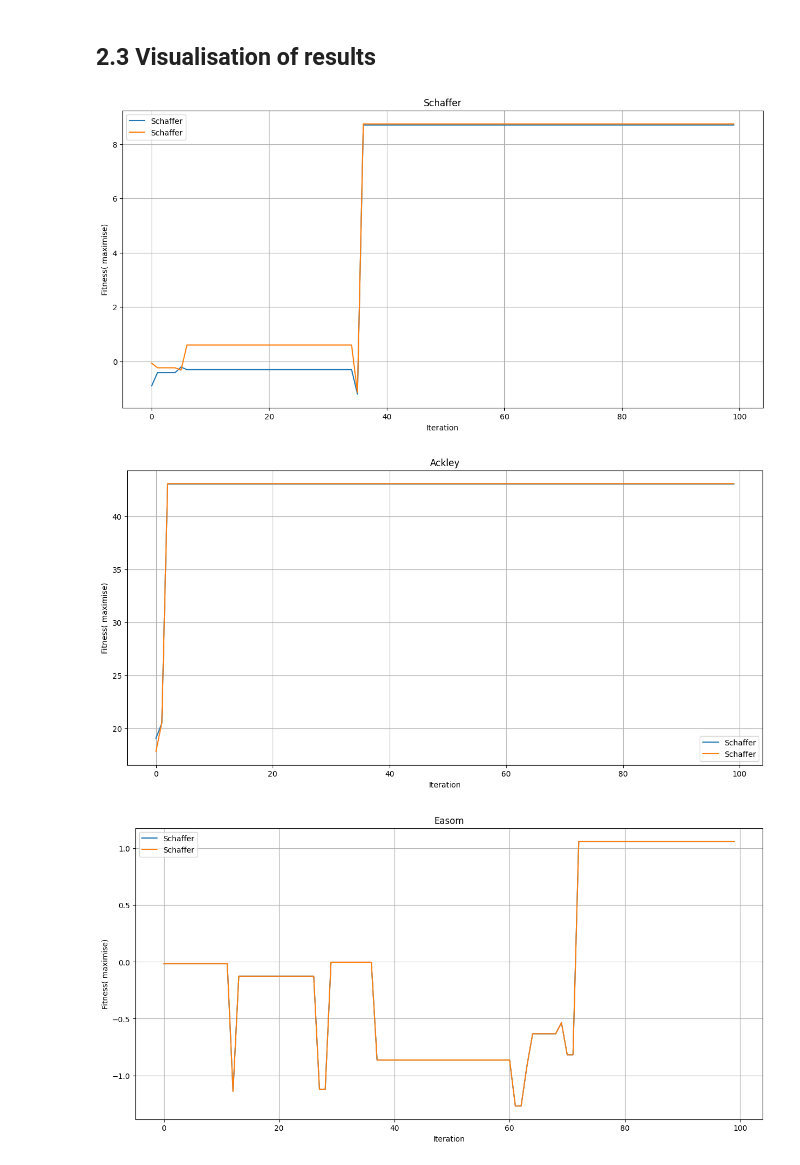
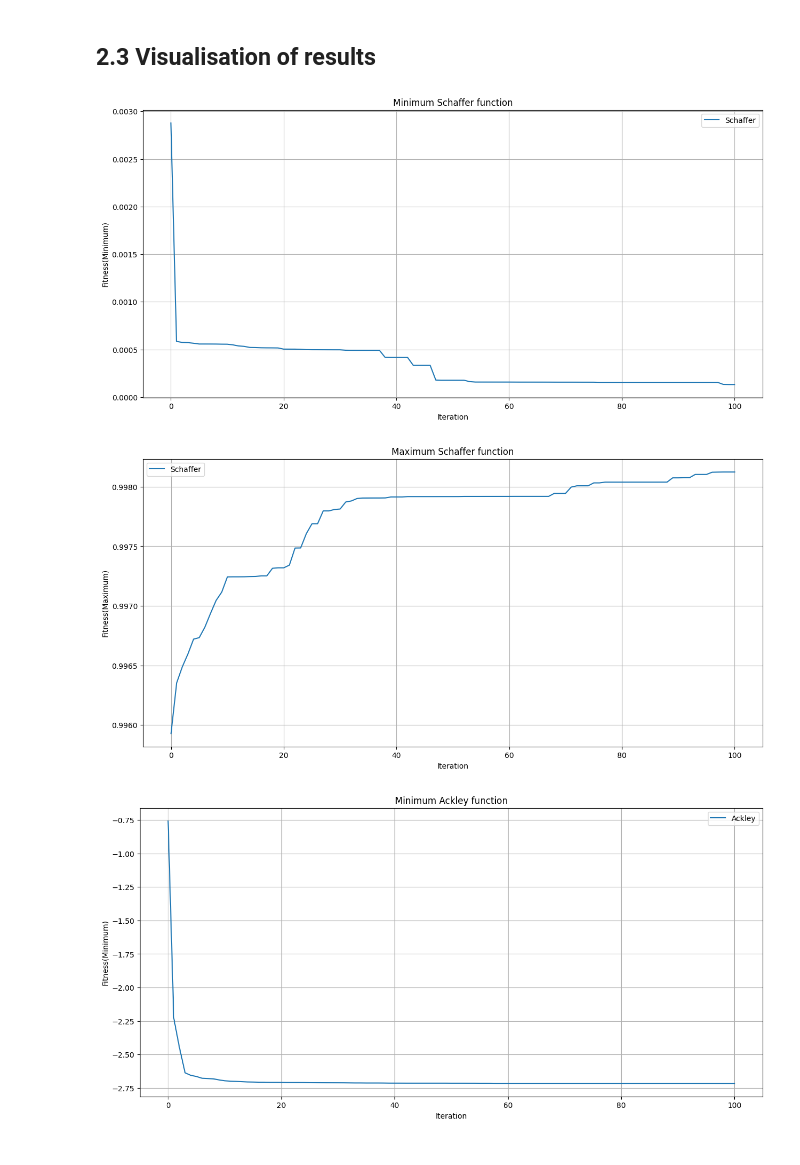
Before and after one commit to MichaelHooper36/COMP2002---Machine-Learning-and-Optimisation, a Jupyter notebook: Source Code/COMP2002Assessment.ipynb, the cells around one changed output. Drawn from its saved outputs; the diff is of its cells as text; code cells hidden in the pictures.

```diff
--- a/Source Code/COMP2002Assessment.ipynb
+++ b/Source Code/COMP2002Assessment.ipynb
@@ -325,12 +321,8 @@ for problem, title in zip(problems, titles):
 # %% [markdown]
 ## Task 2.2 - Algorithm implementation
 # %%
-POPULATION_SIZE = 100
+POPULATION_SIZE = 200
 CROSSOVER_PROBABILITY = 0.5
 MUTATION_PROBABILITY = 0.1
 MAX_GENERATIONS = 100
-current_generation = 1
 population = []
-schaffer_fitness = []
-ackley_fitness = []
-easom_fitness = []
@@ -377,17 +382,34 @@ eas_x, eas_y, eas_ylist = optimise(easom, GaussianMutation(), POPULATION_SIZE, g
+# %%
+def obtain_fitness(function_array, function, min_max_function, min_max_boolian):
+    population = []
+    counter = 20
+    function_array = []
+    for i in range(counter):
+        population = create_population(population)
+        population, fitness = optimise(population, function, GaussianMutation(), MAX_GENERATIONS, min_max_function, min_max_boolian)
+        function_array.append(fitness)
+    function_array = np.array(function_array)
+    return function_array
 # %%
-fitness = [schaff_ylist, ackl_ylist, eas_ylist]
-titles = ["Schaffer", "Ackley", "Easom"]
+function_names = ["Schaffer", "Ackley", "Easom"]
+functions = [schaffer, ackley, easom]
+function_array = []
+min_max_func = [np.min, np.max]
+min_max_bool = [False, True]
+min_max_names = ["Minimum", "Maximum"]
 
-for fit, title in zip(fitness, titles):
-    plt.figure(figsize=(15, 7))
-    plt.plot(fit, label="Schaffer")
-    plt.grid()
-    plt.title(title)
-    plt.xlabel("Iteration")
-    plt.ylabel("Fitness( maximise)")
-    plt.legend()
-    plt.show()
+for nams, funcs in zip(function_names, functions):
+    for minmax, bools in zip(min_max_func, min_max_bool):
+        function_array = obtain_fitness(function_array, funcs, minmax, bools)
+        plt.figure(figsize=(15, 7))
+        plt.plot(function_array.mean(axis=(0)), label=nams)
+        plt.grid()
+        plt.title(min_max_names[bools] + " " + nams + " function")
+        plt.xlabel("Iteration")
+        plt.ylabel("Fitness(" + min_max_names[bools] + ")")
+        plt.legend()
+        plt.show()
 # %% [output]
-[figure, old version]
+[figure, new version]
-[figure, old version]
+[figure, new version]
-[figure, old version]
+[figure, new version]
```
Also changed, not shown: parts of 8 cells of this notebook.
